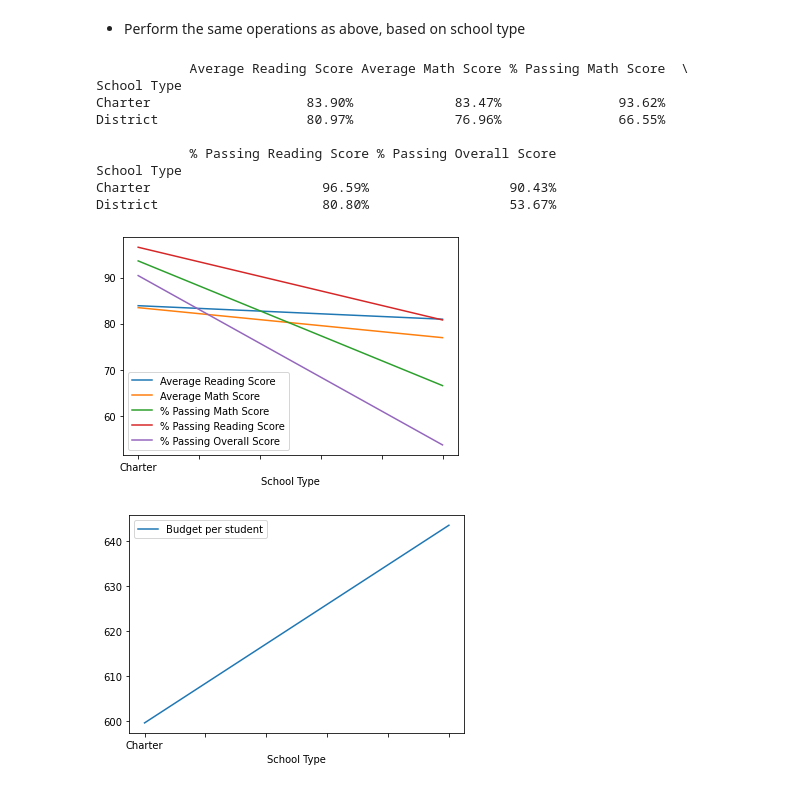
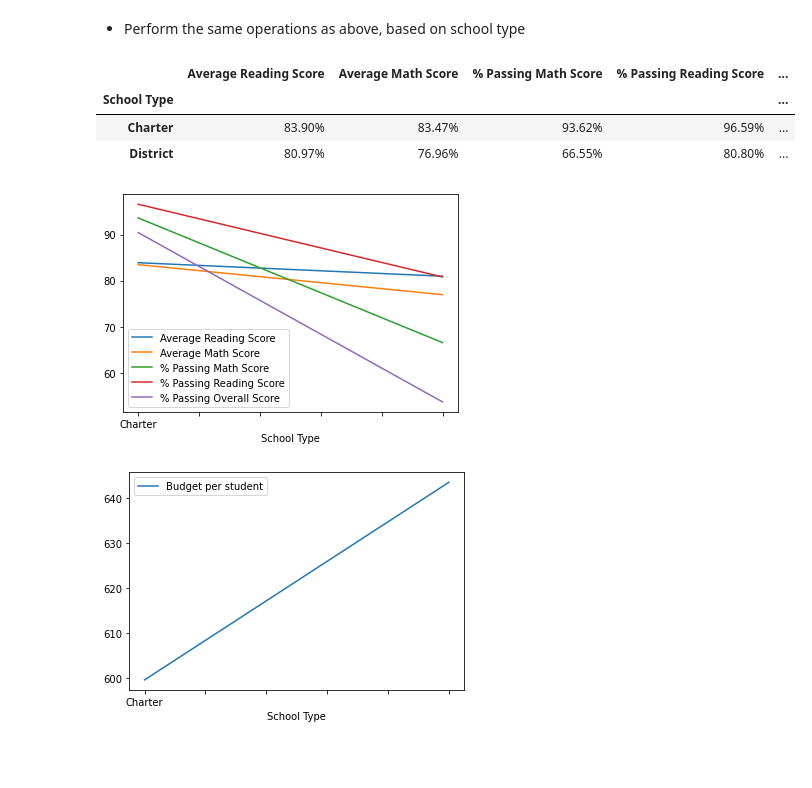
Before and after one commit to granginderpreet/pandas-challenge, a Jupyter notebook: PyCitySchools/PyCitySchools_starter.ipynb, the cells around one changed output. Drawn from its saved outputs; the diff is of its cells as text; code cells hidden in the pictures; blank space fills up the shorter version.

Commit message:
More changes to fix the format

```diff
--- a/PyCitySchools/PyCitySchools_starter.ipynb
+++ b/PyCitySchools/PyCitySchools_starter.ipynb
@@ -386,37 +386,32 @@ groupedBudgetPerStudent_df
 # %%
 # cut() returns a Pandas Series containing each of the binned column's values translated into their corresponding bins
 grouped_schools_summary_final_df2=grouped_schools_summary_final_df
 groupedBudgetPerStudent_df = pd.DataFrame(grouped_schools_summary_final_df2.groupby(["School Type"]).mean())
 groupedBudgetPerStudent_df=groupedBudgetPerStudent_df[["Average Reading Score","Average Math Score","% Passing Math Score","% Passing Reading Score","% Passing Overall Score"]]
 
 groupedBudgetPerStudent_df["Average Reading Score"]=groupedBudgetPerStudent_df["Average Reading Score"].apply(format2)
 groupedBudgetPerStudent_df["Average Math Score"]=groupedBudgetPerStudent_df["Average Math Score"].apply(format2)
 groupedBudgetPerStudent_df["% Passing Math Score"]=groupedBudgetPerStudent_df["% Passing Math Score"].apply(format2)
 groupedBudgetPerStudent_df["% Passing Reading Score"]=groupedBudgetPerStudent_df["% Passing Reading Score"].apply(format2)
 groupedBudgetPerStudent_df["% Passing Overall Score"]=groupedBudgetPerStudent_df["% Passing Overall Score"].apply(format2)
-groupedBudgetPerStudent_df10=pd.DataFrame(groupedBudgetPerStudent_df)
-#TODO Not sure why I need to have print here> If I dont have print, I dont see any output
-print((groupedBudgetPerStudent_df))
-
-
-#Additional investigation on why district schools have lower scores thn charter schools
-groupedBudgetPerStudent_df = pd.DataFrame(grouped_schools_summary_final_df2.groupby(["School Type"]).mean())
-groupedBudgetPerStudent_df=groupedBudgetPerStudent_df[["Budget per student","Average Reading Score","Average Math Score","% Passing Math Score","% Passing Reading Score","% Passing Overall Score"]]
-groupedBudgetPerStudent_df[["Average Reading Score","Average Math Score","% Passing Math Score","% Passing Reading Score","% Passing Overall Score"]].plot()
-
-groupedBudgetPerStudent_df[["Budget per student"]].plot()
-groupedBudgetPerStudent_df[["% Passing Math Score"]]=groupedBudgetPerStudent_df["% Passing Math Score"].apply(format2)
-groupedBudgetPerStudent_df[["% Passing Reading Score"]]=groupedBudgetPerStudent_df["% Passing Reading Score"].apply(format2)
-groupedBudgetPerStudent_df[["% Passing Overall Score"]]=groupedBudgetPerStudent_df["% Passing Overall Score"].apply(format2)
+groupedBudgetPerStudent_df
 # %% [output]
-            Average Reading Score Average Math Score % Passing Math Score  \
-School Type
-Charter                    83.90%             83.47%               93.62%
-District                   80.97%             76.96%               66.55%
-
-            % Passing Reading Score % Passing Overall Score
-School Type
-Charter                      96.59%                  90.43%
-District                     80.80%                  53.67%
-[figure, removed]
-[figure, removed]
+|  | Average Reading Score | Average Math Score | % Passing Math Score | % Passing Reading Score | ... |
+| School Type |  |  |  |  | ... |
+| Charter | 83.90% | 83.47% | 93.62% | 96.59% | ... |
+| District | 80.97% | 76.96% | 66.55% | 80.80% | ... |
+# %%
+
+
+#Additional investigation on why district schools have lower scores thn charter schools
+groupedBudgetPerStudent_df = pd.DataFrame(grouped_schools_summary_final_df2.groupby(["School Type"]).mean())
+groupedBudgetPerStudent_df=groupedBudgetPerStudent_df[["Budget per student","Average Reading Score","Average Math Score","% Passing Math Score","% Passing Reading Score","% Passing Overall Score"]]
+groupedBudgetPerStudent_df[["Average Reading Score","Average Math Score","% Passing Math Score","% Passing Reading Score","% Passing Overall Score"]].plot()
+
+groupedBudgetPerStudent_df[["Budget per student"]].plot()
+groupedBudgetPerStudent_df[["% Passing Math Score"]]=groupedBudgetPerStudent_df["% Passing Math Score"].apply(format2)
+groupedBudgetPerStudent_df[["% Passing Reading Score"]]=groupedBudgetPerStudent_df["% Passing Reading Score"].apply(format2)
+groupedBudgetPerStudent_df[["% Passing Overall Score"]]=groupedBudgetPerStudent_df["% Passing Overall Score"].apply(format2)
+# %% [output]
+[figure, added]
+[figure, added]
```
